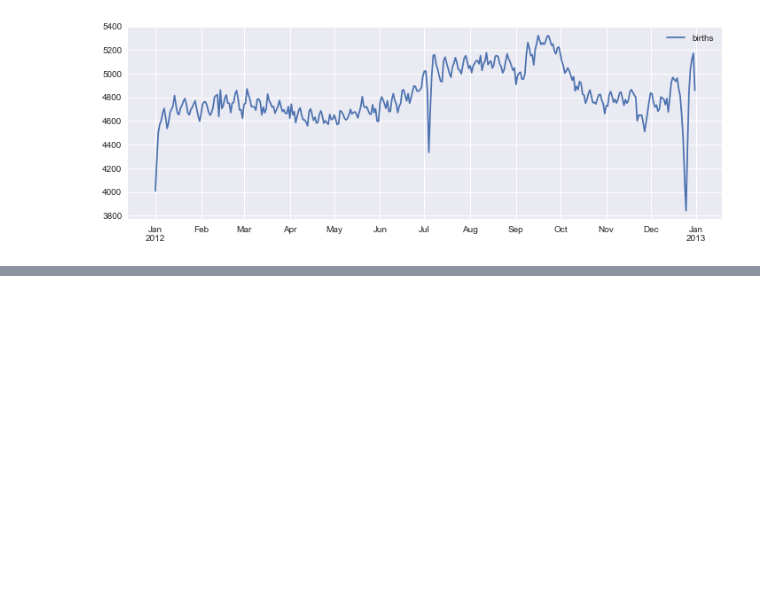
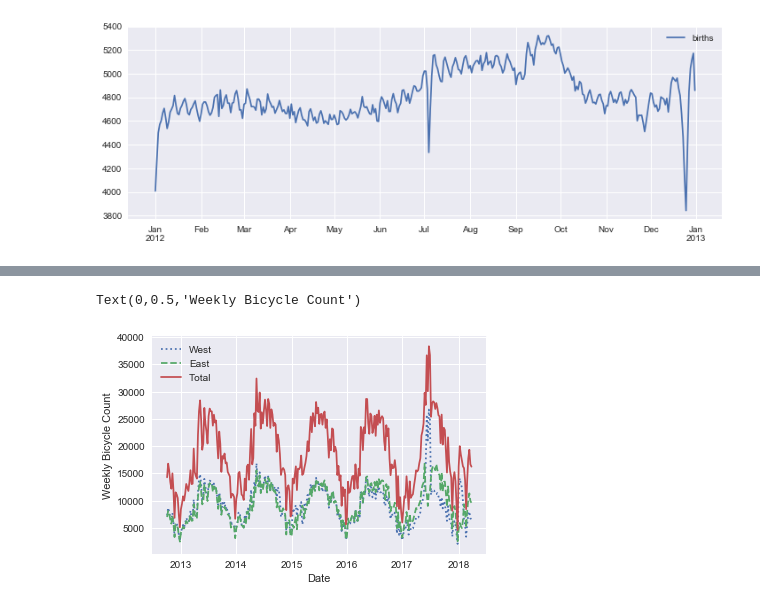
Before and after one commit to MateuszKonopelski/RandomPythonProjects, a Jupyter notebook: Project9_PythonDataScienceHandbook_VanderPlas/Chapter3_DataManipulationWithPandas.ipynb, the cells around one changed output, grey strips where cells are left out. Cells and saved outputs as stored; diff of their text form; code cells hidden in the pictures; blank space fills up the shorter version.

```diff
--- a/Project9_PythonDataScienceHandbook_VanderPlas/Chapter3_DataManipulationWithPandas.ipynb
+++ b/Project9_PythonDataScienceHandbook_VanderPlas/Chapter3_DataManipulationWithPandas.ipynb
@@ -1289,0 +1475,8 @@ births_by_day.plot(ax=ax)
+# %%
+# The data is too dense, it's better to resample it
+weekly = data.resample('W').sum()
+weekly.plot(style=[':', '--', '-'])
+plt.ylabel('Weekly Bicycle Count')
+# %% [output]
+Text(0,0.5,'Weekly Bicycle Count')
+[figure, added]
```
Also changed, not shown: parts of 39 cells of this notebook.
